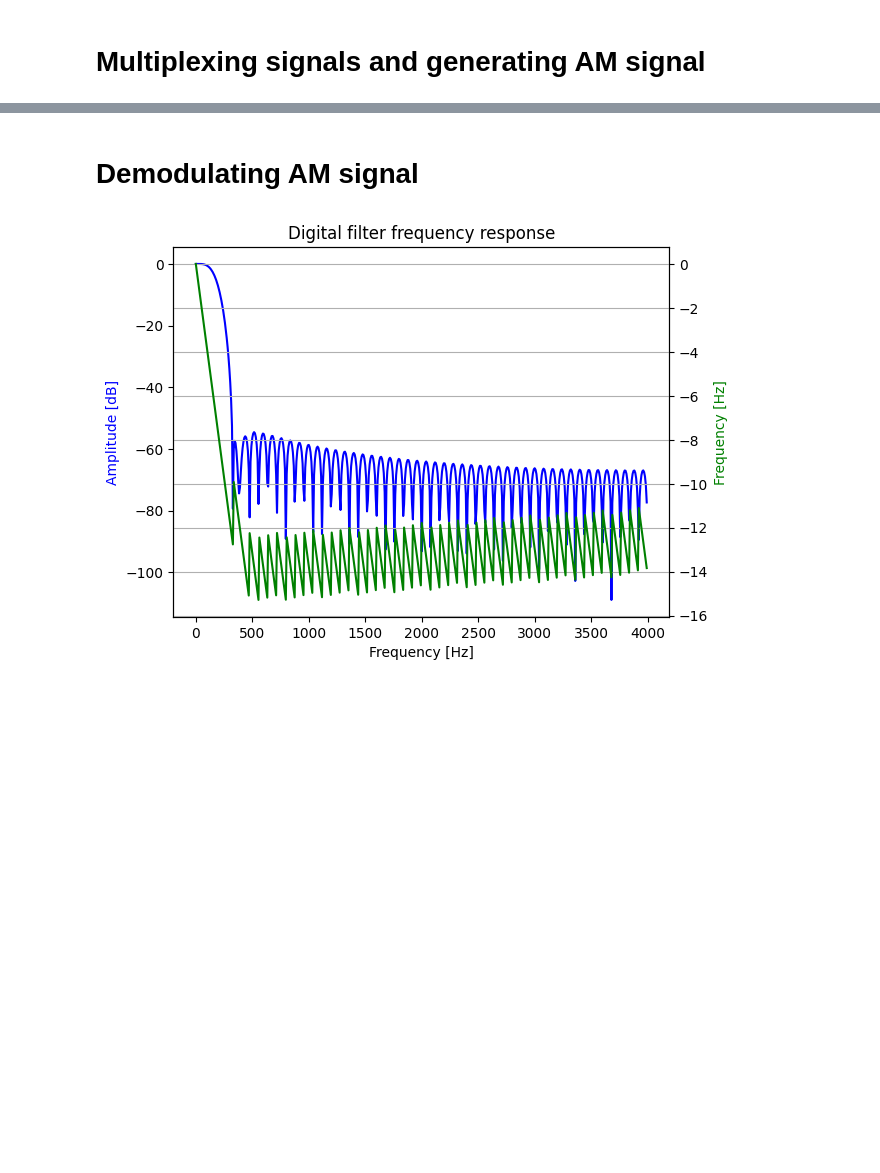
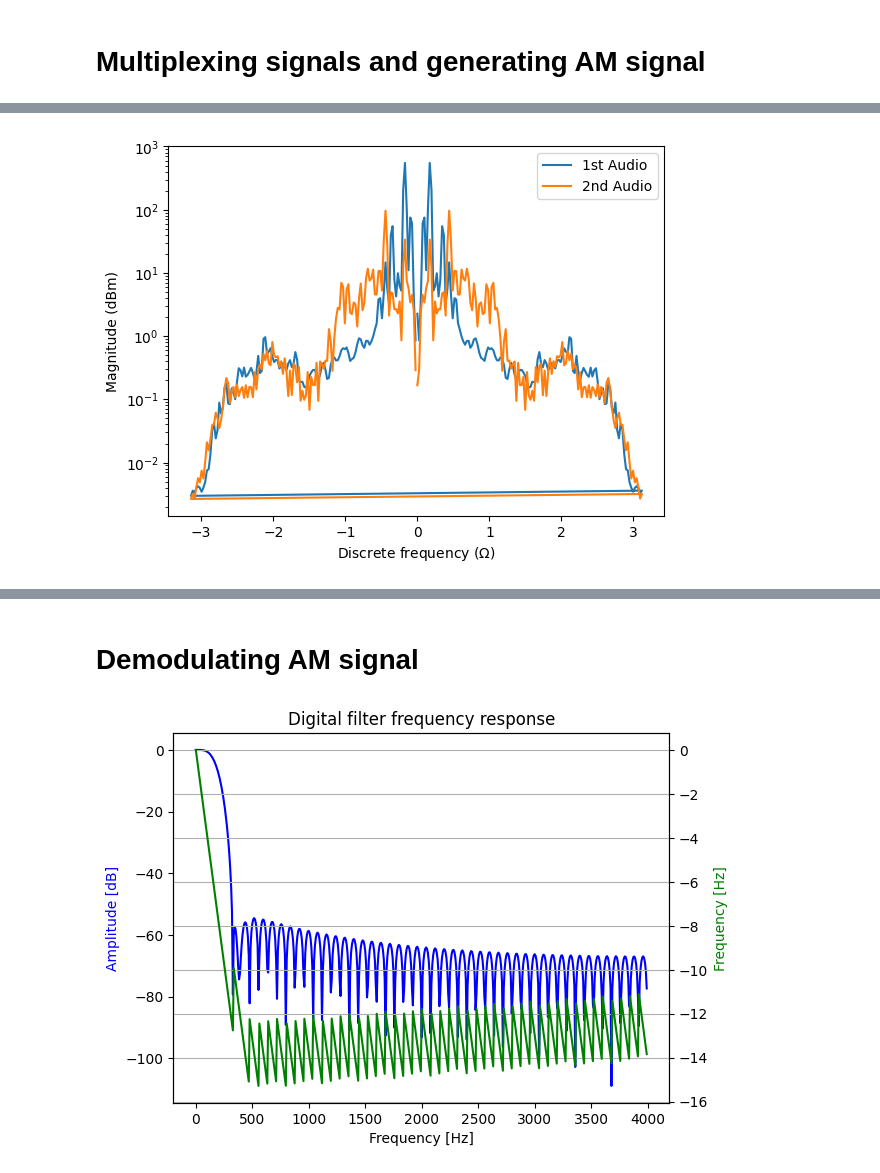
Before and after one commit to cleversonahum/digital_transmission_codes, a Jupyter notebook: codes/am-exercise-1.ipynb, the cells around one changed output, grey strips where cells are left out. Saved outputs shown, nothing was run; the diff lists cells and outputs as text; code cells hidden in the pictures; blank space fills up the shorter version.

Commit message:
Explaining continuous and discrete frequencies equivalences

```diff
--- a/codes/am-exercise-1.ipynb
+++ b/codes/am-exercise-1.ipynb
@@ -38,0 +48,12 @@ plt.show()
+# %%
+xf1, yp1 = signal.welch(audio1, Fs1, return_onesided=False)
+xf2, yp2 = signal.welch(audio2, Fs2, return_onesided=False)
+plt.figure()
+plt.semilogy(2*np.pi*xf1/Fs1, yp1, label="1st Audio") # We are converting frequency in Hz to discrete frequency in rad
+plt.semilogy(2*np.pi*xf2/Fs2, yp2, label="2nd Audio")
+plt.legend()
+plt.xlabel(r"Discrete frequency ($\Omega$)")
+plt.ylabel("Magnitude (dBm)")
+plt.show()
+# %% [output]
+[figure, added]
```
Also changed, not shown: parts of 11 cells of this notebook.
